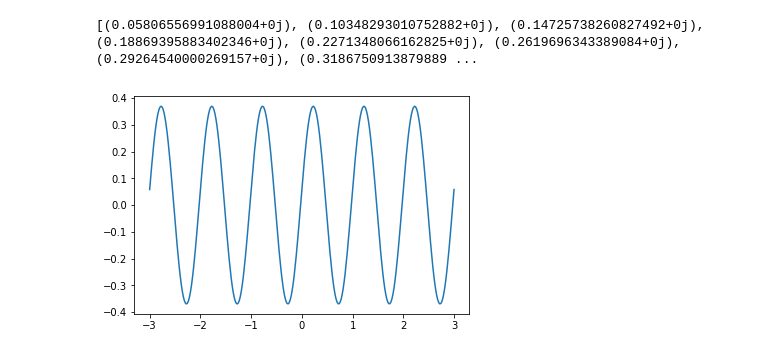
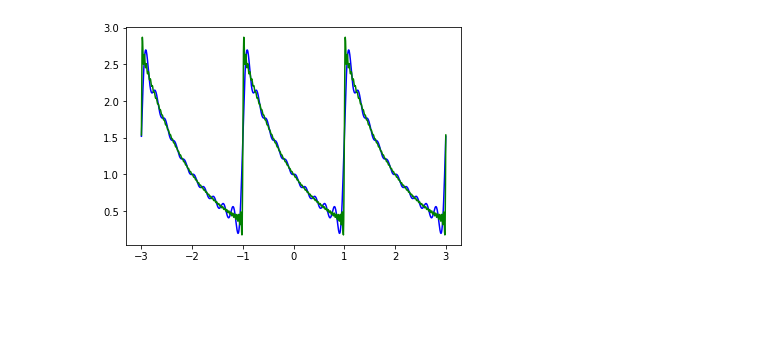
Before and after one commit to xusophia/EE313, a Jupyter notebook: EE313_HW6.ipynb, the cells around one changed output. Drawn from its saved outputs; the diff is of its cells as text; code cells hidden in the pictures; blank space fills up the shorter version.

```diff
--- a/EE313_HW6.ipynb
+++ b/EE313_HW6.ipynb
@@ -1,40 +1,36 @@
 # %%
 
 import numpy as np
 import matplotlib.pyplot as plt
-
+import cmath
 """
 Plot the periodic signal in MATLAB or Python with t ranging from −3 to 3. Use red for this plot.
 Synthesize and plot, on the same graph and in blue,an approximation of x(t) using
 the first 10 components of  the  Fourier  Series.  On  the  same  graph  and  in green, plot the
 approximation using the first 50 components of the Fourier Series.
 """
 
 def get_t_continous(t_range_lo, t_range_hi, how_many_vals_btwn):
     t = np.linspace(t_range_lo, t_range_hi, how_many_vals_btwn)
     return t
 
-def fourier_series(t):
+def fourier_series(t, num_of_coefficients, color):
     t_values_array = []
     temp_sum = 0
     for t_vals in t:
         temp_sum = 0
-        # now want the inner loop to be a summation across n-values at the point t in time
-        for n in (-2, 2): # n technically goes  from -infinity to infinity, but just approx a large number
-           # temp_sum +=(((np.cos(n*np.pi)*(np.e - (np.e ** -1))))/(2*(1+1j*n*np.pi))) * (np.e ** (1j*n*np.pi*t_vals))
+        # now want the inner loop to be a summation across n-valuespl at the point t in time
+        for n in range(-1*num_of_coefficients, num_of_coefficients+1): # n technically goes  from -infinity to infinity, but just approx a large number
 
             temp_sum += ((((np.cos(n*np.pi)))*(np.e-(np.e ** -1)))/(2*(1+1j*n*np.pi)))*(np.e ** (1j*n*np.pi*t_vals))
         t_values_array.append(temp_sum)
 
-    print(t_values_array)
-    plt.plot(t, t_values_array)
+    plt.plot(t, t_values_array, color)
 
 
-t = get_t_continous(-3, 3, 300)
-fourier_series(t)
-
-# t1 = get_t_continous(-20, 20, 1000)
-# fourier_series(t1)
+t = get_t_continous(-3, 3, 1000)
+fourier_series(t, 10, 'b')
+fourier_series(t, 50, 'g')
+y = np.e ** -t
 # %% [output]
-[(0.05806556991088004+0j), (0.10348293010752882+0j), (0.14725738260827492+0j), (0.18869395883402346+0j), (0.2271348066162825+0j), (0.2619696343389084+0j), (0.29264540000269157+0j), (0.3186750913879889 ...
-[figure, old version]
+[figure, new version]
```
Also changed, not shown: parts of 2 cells of this notebook.
